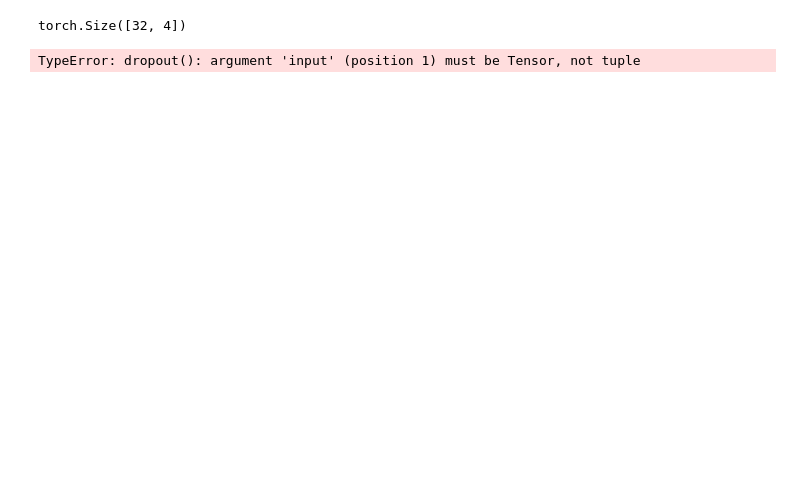
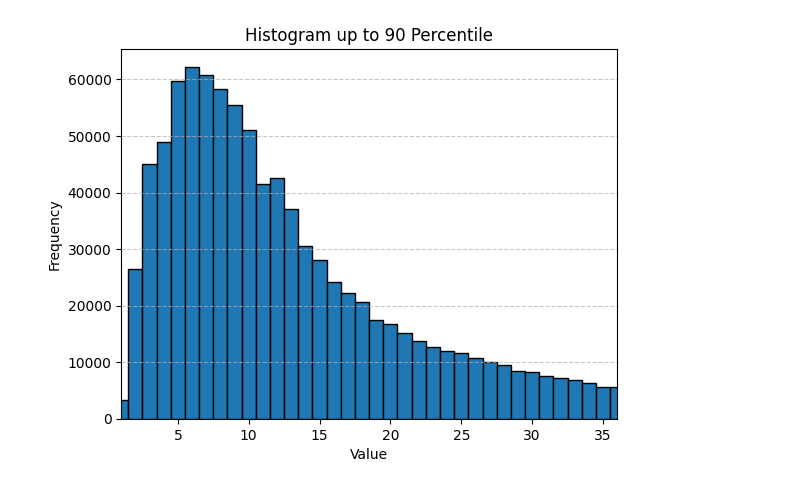
Before and after one commit to JakeRobertBaker/attention-recreation, a Jupyter notebook: scratch/analyse_data.ipynb, the cells around one changed output. Cells and saved outputs as stored; diff of their text form; code cells hidden in the pictures; blank space fills up the shorter version.

```diff
--- a/scratch/analyse_data.ipynb
+++ b/scratch/analyse_data.ipynb
@@ -34,7 +25,7 @@ def tokenize(example):
 
 tokenized_ds = ds.map(tokenize, remove_columns="translation", num_proc=os.cpu_count())
 # filter out very long and short sentences they appear to be bad!
-tokenized_ds = tokenized_ds.filter(lambda x: (x["en_length"] >= 4) & (x["en_length"] <= 45), num_proc=os.cpu_count())
+# tokenized_ds = tokenized_ds.filter(lambda x: (x["en_length"] >= 4) & (x["en_length"] <= 45), num_proc=os.cpu_count())
 
 en_pad_id = en_tokenizer.token_to_id("[PAD]")
 de_pad_id = de_tokenizer.token_to_id("[PAD]")
@@ -84,4 +33,0 @@ for en_tokens_padded, de_tokens_padded in dataloader:
-# %%
-source_key_padding_mask = (en_tokens_padded == en_pad_id)
-# %% [output]
-torch.Size([32, 4])
@@ -109,6 +34,18 @@ encoder_decoder_model = EncoderDecoder(
-# %%
-encoder_decoder_model.forward(
-    target_ids=de_tokens_padded, source_ids=en_tokens_padded, source_key_padding_mask=source_key_padding_mask
-)
-# %% [output]
-TypeError: dropout(): argument 'input' (position 1) must be Tensor, not tuple
+# %%
+data = tokenized_ds["train"]["en_length"]
+# %%
+p_th = 90
+percentile = np.percentile(data, 90)
+
+# Create histogram
+plt.hist(data, bins=range(min(data), max(data) + 2), edgecolor='black', align='left')
+plt.title(f"Histogram up to {p_th} Percentile")
+plt.xlabel("Value")
+plt.ylabel("Frequency")
+plt.grid(axis='y', linestyle='--', alpha=0.7)
+
+# Set x-axis max to Q3 + 10
+plt.xlim(left=min(data), right=percentile)
+plt.show()
+# %% [output]
+[figure, added]
```
Also changed, not shown: parts of 7 cells of this notebook, 3 other files.
